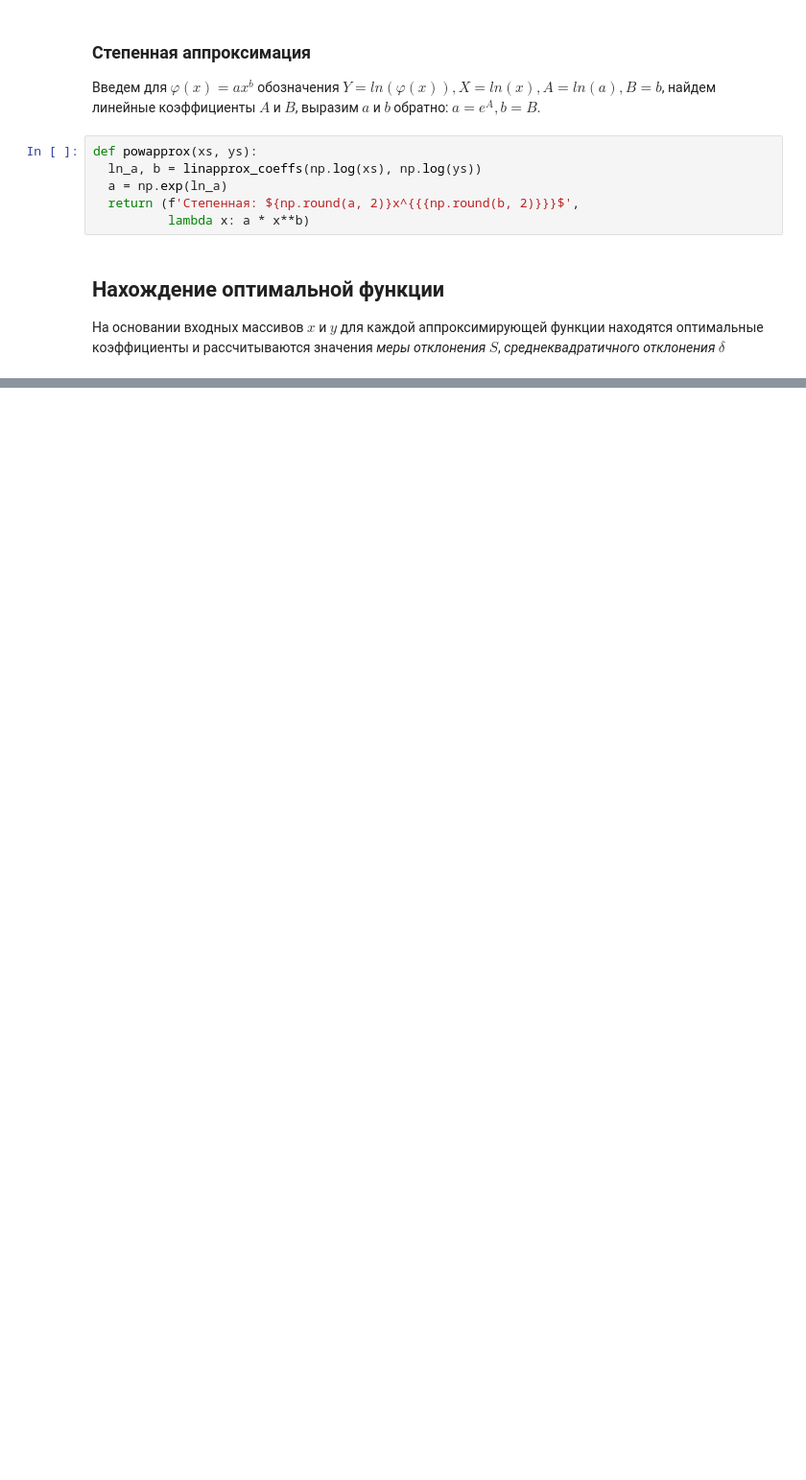
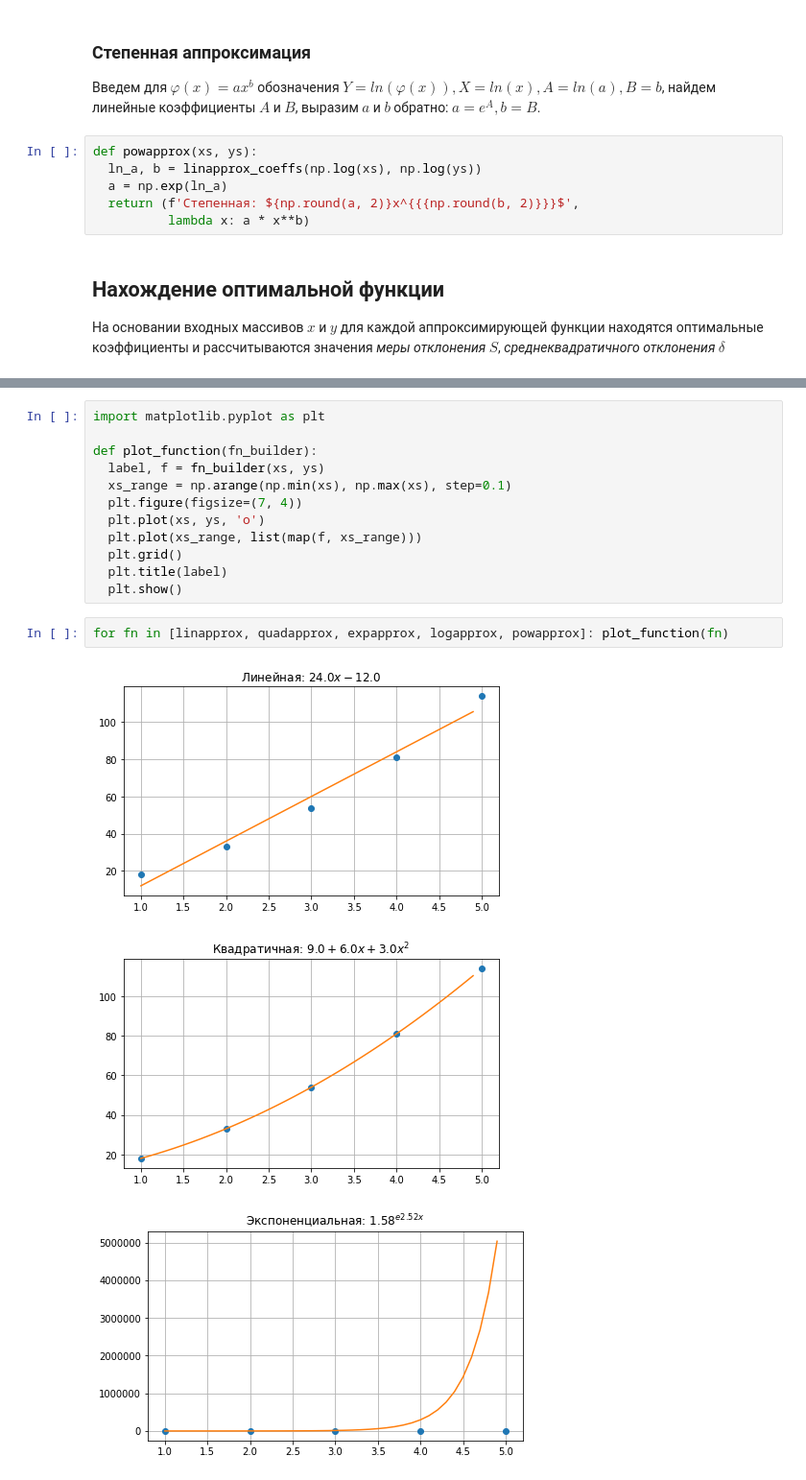
Before and after one commit to timlathy/itmo-second-year, a Jupyter notebook: Computational-Mathematics/Lab2/Report.ipynb, the cells around one changed output, grey strips where cells are left out. Shown at 96% size. Cells and saved outputs as stored; diff of their text form; blank space fills up the shorter version.

Commit message:
[cm lab2] function plots

```diff
--- a/Computational-Mathematics/Lab2/Report.ipynb
+++ b/Computational-Mathematics/Lab2/Report.ipynb
@@ -134,0 +136,18 @@ df.round(3)
+# %%
+import matplotlib.pyplot as plt
+
+def plot_function(fn_builder):
+  label, f = fn_builder(xs, ys)
+  xs_range = np.arange(np.min(xs), np.max(xs), step=0.1)
+  plt.figure(figsize=(7, 4))
+  plt.plot(xs, ys, 'o')
+  plt.plot(xs_range, list(map(f, xs_range)))
+  plt.grid()
+  plt.title(label)
+  plt.show()
+# %%
+for fn in [linapprox, quadapprox, expapprox, logapprox, powapprox]: plot_function(fn)
+# %% [output]
+[figure, added]
+[figure, added]
+[figure, added]
```
Also changed, not shown: parts of 4 cells of this notebook.
